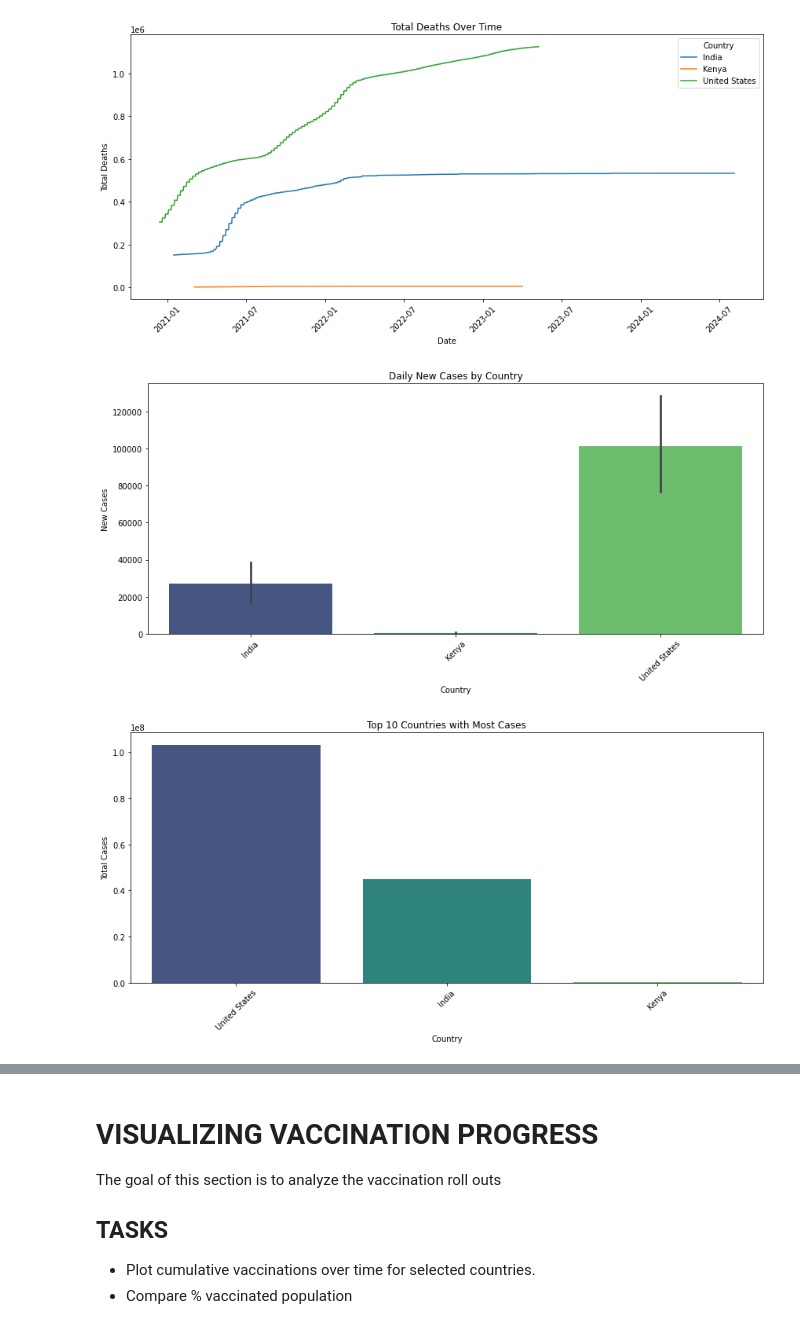
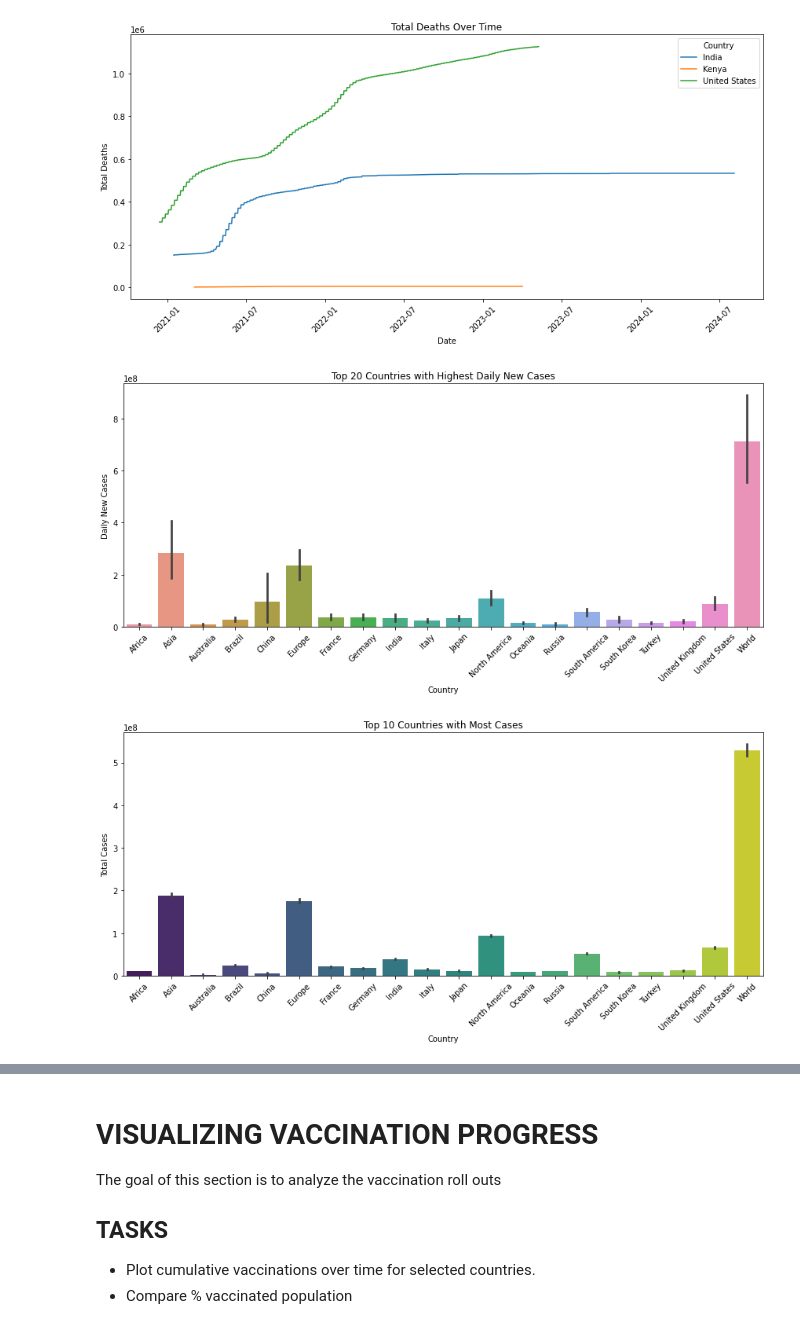
Before and after one commit to HellenDianaNjeri/COVID-19-GLOBAL-TRACKER-PROJECT, a Jupyter notebook: COVID_19.ipynb, the cells around one changed output, grey strips where cells are left out. Drawn from its saved outputs; the diff is of its cells as text; code cells hidden in the pictures.

```diff
--- a/COVID_19.ipynb
+++ b/COVID_19.ipynb
@@ -116,7 +116,8 @@ In this section we are going to prepare data for analysis by:
 # %%
 # filter countries of interest
 countries_of_interest = ['United States','India','Kenya']
-covid_df = covid_df[covid_df['location'].isin(countries_of_interest)]
+# add countries of interest as a  column
+covid_df['countries_of_interest'] = covid_df['location'].apply(lambda x: x if x in countries_of_interest else None)
 # %%
 # drop rows with missing values
 covid_df = covid_df.dropna(subset=['total_cases', 'total_deaths', 'total_vaccinations'])
@@ -162,27 +163,27 @@ plt.show()
 [figure]
 # %%
 # bar graph for daily new cases vs countries
+top_20_countries = covid_df.groupby('location')['new_cases'].sum().nlargest(20).index
+top_20_df = covid_df[covid_df['location'].isin(top_20_countries)]
 plt.figure(figsize=(12, 6))
-sns.barplot(data=covid_df, x='location', y='new_cases', palette='viridis')
-plt.title('Daily New Cases by Country')
+sns.barplot(data=top_20_df, x='location', y='new_cases', estimator=sum)
+plt.title('Top 20 Countries with Highest Daily New Cases')
 plt.xlabel('Country')
-plt.ylabel('New Cases')
+plt.ylabel('Daily New Cases')
 plt.xticks(rotation=45)
 plt.tight_layout()
 plt.show()
 # %% [output]
-[figure, old version]
+[figure, new version]
 # %%
 # top countries with most cases bar chart
-top_countries = covid_df.groupby('location')['total_cases'].max().reset_index()
-top_countries = top_countries.sort_values(by='total_cases', ascending=False).head(10)
 plt.figure(figsize=(12, 6))
-sns.barplot(data=top_countries, x='location', y='total_cases', palette='viridis')
+sns.barplot(data=top_20_df, x='location', y='total_cases', palette='viridis')
 plt.title('Top 10 Countries with Most Cases')
 plt.xlabel('Country')
 plt.ylabel('Total Cases')
 plt.xticks(rotation=45)
 plt.tight_layout()
 plt.show()
 # %% [output]
-[figure, old version]
+[figure, new version]
```
Also changed, not shown: parts of 5 cells of this notebook.
